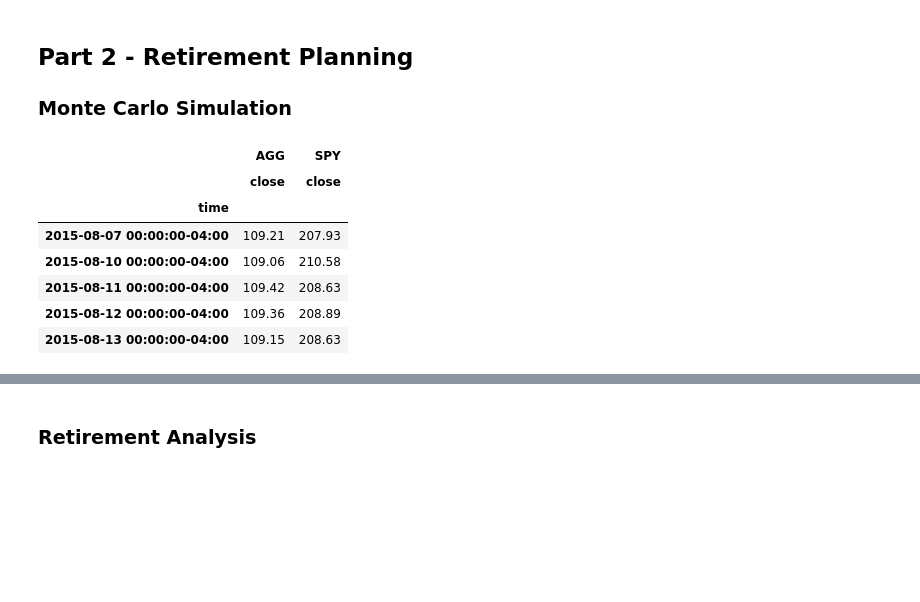
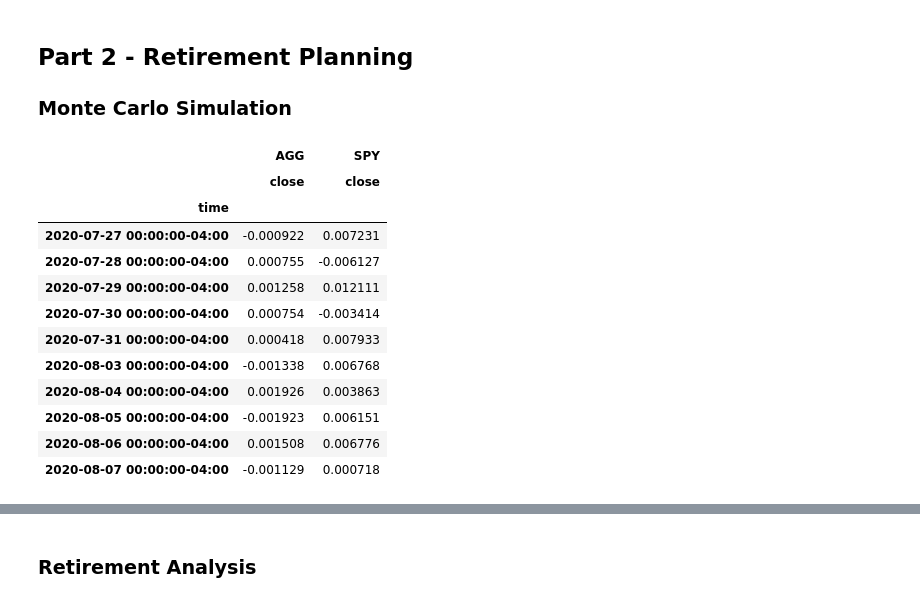
Before and after one commit to CapraRoyale/personal-finance-planning, a Jupyter notebook: financial-planner.ipynb, the cells around one changed output, grey strips where cells are left out. Drawn from its saved outputs; the diff is of its cells as text; code cells hidden in the pictures; blank space fills up the shorter version.

```diff
--- a/financial-planner.ipynb
+++ b/financial-planner.ipynb
@@ -168,22 +169,30 @@ end_date = pd.Timestamp('2020-08-07', tz='America/New_York').isoformat()
 # %%
 # Get 5 years' worth of historical data for SPY and AGG
 five_years = alpaca_api.get_barset(
     tickers,
     timeframe,
     start=start_date,
     end=end_date
 ).df
 
 five_years.drop(columns=["open", "low", "high", "volume"], level=1, inplace=True)
 
 # Display sample data
 five_years.head()
+
+five_yr_daily_returns = five_years.pct_change().dropna()
+five_yr_daily_returns.tail(10)
 # %% [output]
 |  | AGG | SPY |
 |  | close | close |
 | time |  |  |
-| 2015-08-07 00:00:00-04:00 | 109.21 | 207.93 |
-| 2015-08-10 00:00:00-04:00 | 109.06 | 210.58 |
-| 2015-08-11 00:00:00-04:00 | 109.42 | 208.63 |
-| 2015-08-12 00:00:00-04:00 | 109.36 | 208.89 |
-| 2015-08-13 00:00:00-04:00 | 109.15 | 208.63 |
+| 2020-07-27 00:00:00-04:00 | -0.000922 | 0.007231 |
+| 2020-07-28 00:00:00-04:00 | 0.000755 | -0.006127 |
+| 2020-07-29 00:00:00-04:00 | 0.001258 | 0.012111 |
+| 2020-07-30 00:00:00-04:00 | 0.000754 | -0.003414 |
+| 2020-07-31 00:00:00-04:00 | 0.000418 | 0.007933 |
+| 2020-08-03 00:00:00-04:00 | -0.001338 | 0.006768 |
+| 2020-08-04 00:00:00-04:00 | 0.001926 | 0.003863 |
+| 2020-08-05 00:00:00-04:00 | -0.001923 | 0.006151 |
+| 2020-08-06 00:00:00-04:00 | 0.001508 | 0.006776 |
+| 2020-08-07 00:00:00-04:00 | -0.001129 | 0.000718 |
```
Also changed, not shown: parts of 6 cells of this notebook.
